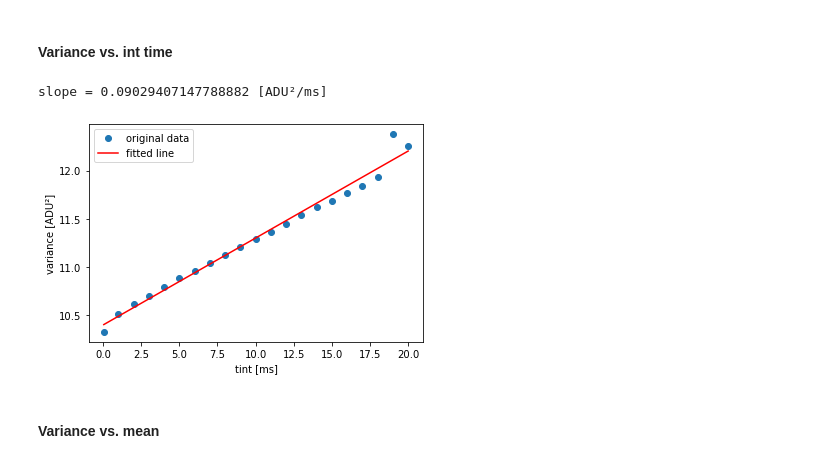
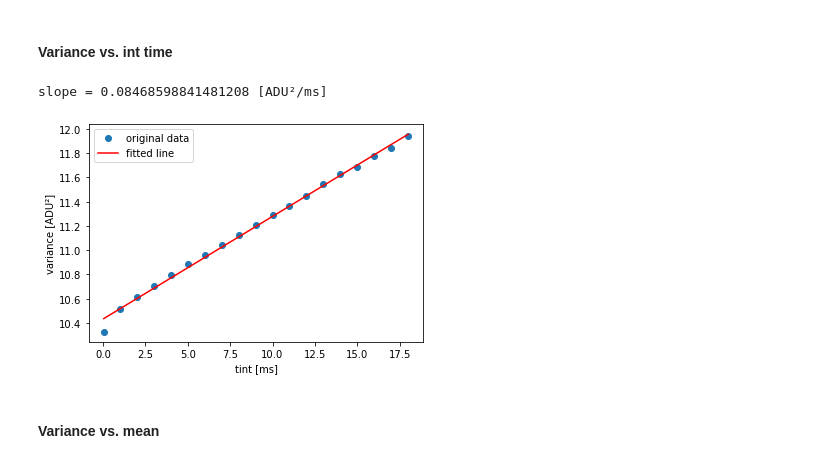
Before and after one commit to MuskanShinde/CRED3-characterization, a Jupyter notebook: CRED3_07.06.2021.ipynb, the cells around one changed output. Drawn from its saved outputs; the diff is of its cells as text; code cells hidden in the pictures.

```diff
--- a/CRED3_07.06.2021.ipynb
+++ b/CRED3_07.06.2021.ipynb
@@ -461,22 +460,21 @@ slope = 10.603282917571002 [ADU/ms]
 # %%
 var_arr = np.array([ np.median(var_1), np.median(var_2), np.median(var_3), np.median(var_4),
                     np.median(var_5), np.median(var_6), np.median(var_7), np.median(var_8),
                     np.median(var_9), np.median(var_10), np.median(var_11), np.median(var_12),
                     np.median(var_13), np.median(var_14), np.median(var_15), np.median(var_16),
-                    np.median(var_17), np.median(var_18), np.median(var_19), np.median(var_20),
-                    np.median(var_21)])
+                    np.median(var_17), np.median(var_18), np.median(var_19)])
 tint = np.array([0.05, 1.00, 2.00, 3.00, 4.00, 5.00, 6.00, 7.00, 8.00, 9.00, 10.00,
-                11.00, 12.00, 13.00, 14.00, 15.00, 16.00, 17.00, 18.00, 19.00, 20.00])
+                11.00, 12.00, 13.00, 14.00, 15.00, 16.00, 17.00, 18.00])
 line = linregress(tint, var_arr)
 plt.plot(tint, var_arr, 'o', label='original data')
 plt.plot(tint, line.intercept + line.slope*tint, 'r', label='fitted line')
 plt.ylabel('variance [ADU\u00b2]')
 plt.xlabel('tint [ms]')
 plt.legend()
 print('slope = %s [ADU\u00b2/ms]'%line.slope)
 # %% [output]
-slope = 0.09029407147788882 [ADU²/ms]
+slope = 0.08468598841481208 [ADU²/ms]
-[figure, old version]
+[figure, new version]
 # %% [markdown]
 #### Variance vs. mean
 # %%
```
Also changed, not shown: parts of 9 cells of this notebook.
